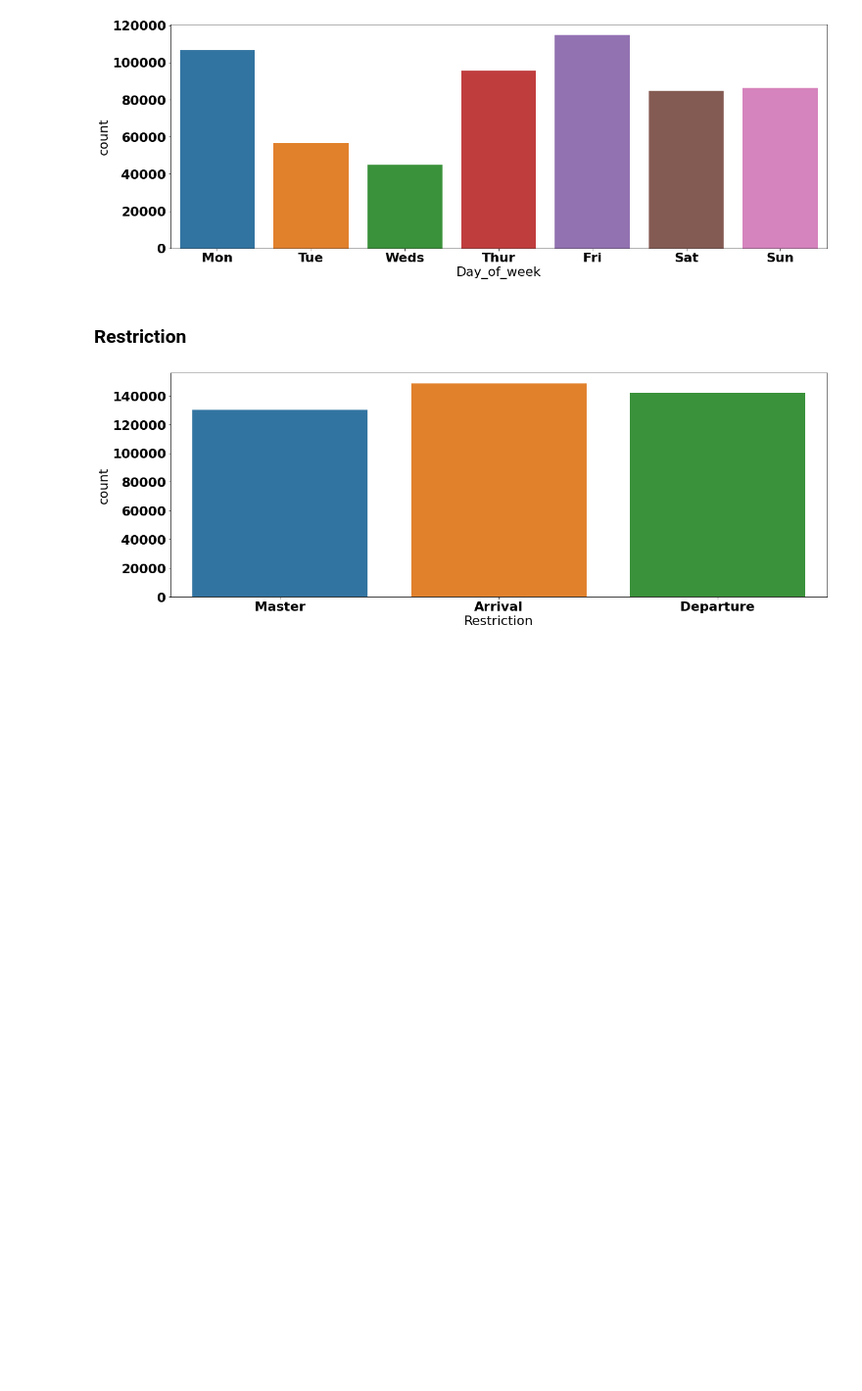
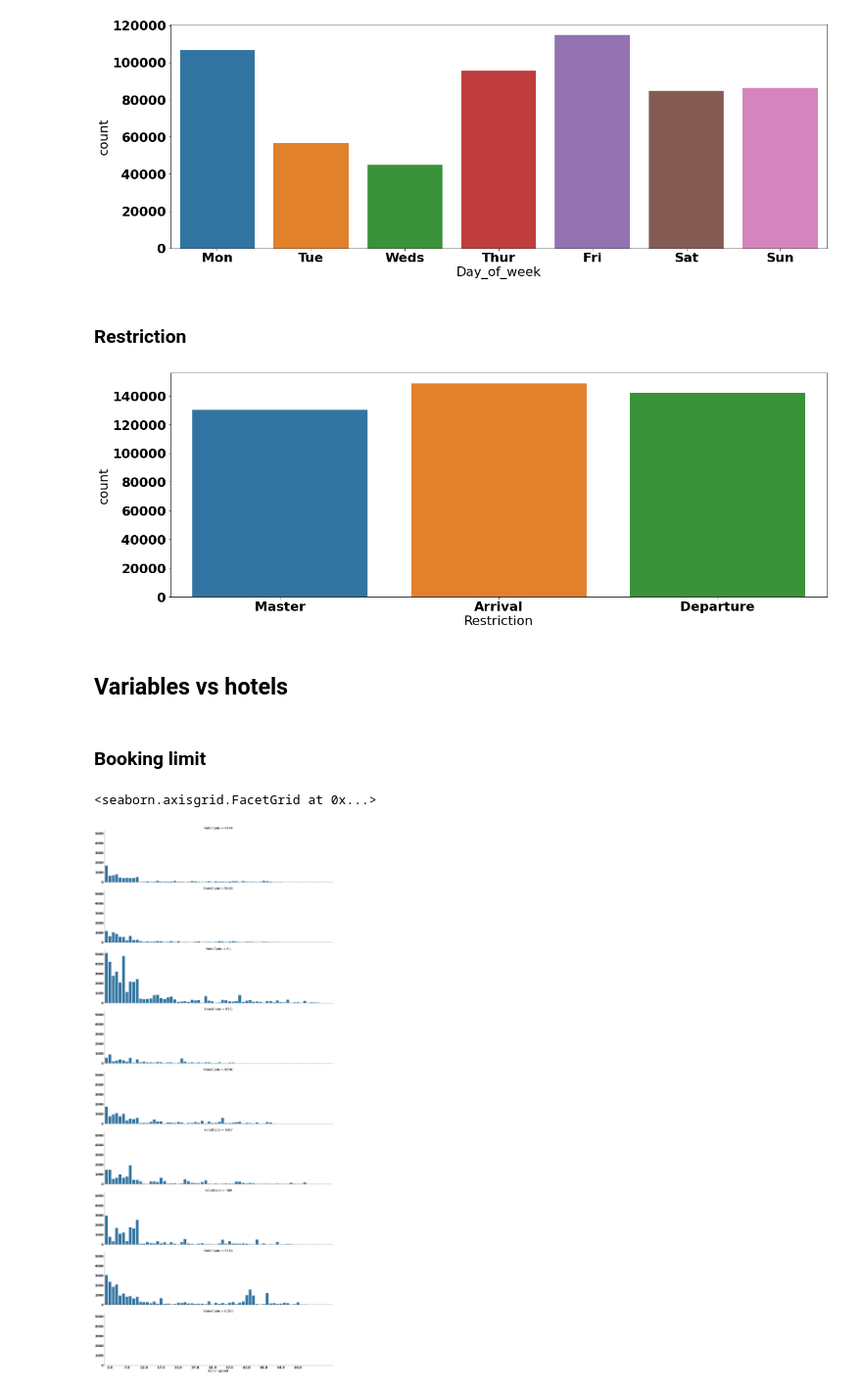
Before and after one commit to Bidroombv/eda, a Jupyter notebook: ugo_collector/OTA_HotelAvailNotifRQ/OTA_hotelAvail_messages_first_analysis.ipynb, the cells around one changed output. Shown at 98% size. Saved outputs shown, nothing was run; the diff lists cells and outputs as text; code cells hidden in the pictures; blank space fills up the shorter version.

```diff
--- a/ugo_collector/OTA_HotelAvailNotifRQ/OTA_hotelAvail_messages_first_analysis.ipynb
+++ b/ugo_collector/OTA_HotelAvailNotifRQ/OTA_hotelAvail_messages_first_analysis.ipynb
@@ -280,3 +287,18 @@ countplt, ax = plt.subplots(figsize = (20,7))
 ax = sns.countplot(x = "Restriction", data=HotelAvailNotifRQ_Messages_splited)
 # %% [output]
 [figure]
+# %% [markdown]
+## Variables vs hotels
+# %% [markdown]
+### Booking limit
+# %%
+g = sns.FacetGrid(HotelAvailNotifRQ_Messages_splited,
+                  row="HotelCode",
+                  height=6,
+                  aspect=4,
+                  row_order=["964H", "96BG", "6IL", "970J", "96NC", "A3LY", "4JI9", "95EU", "CO00"],)
+g = g.map(sns.countplot, "BookingLimit")
+g.set(xticks=np.arange(1.0, max_BookingLimit, 5))
+# %% [output]
+<seaborn.axisgrid.FacetGrid at 0x...>
+[figure, added]
```
Also changed, not shown: parts of 13 cells of this notebook.
